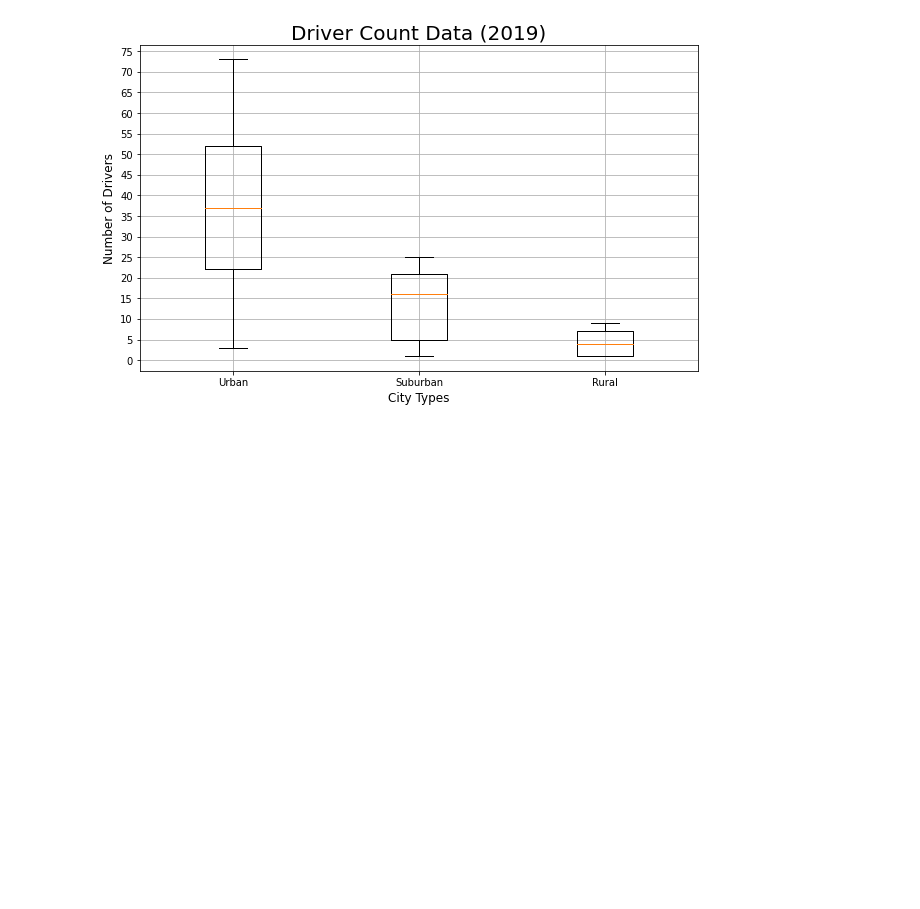
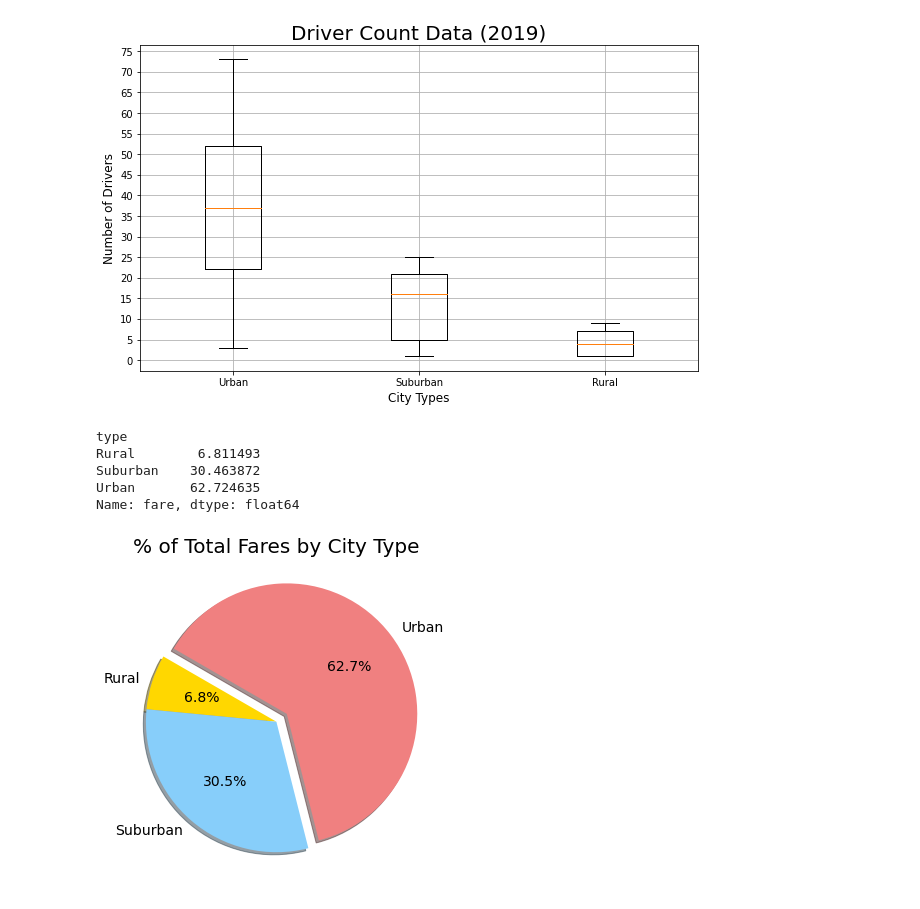
Before and after one commit to Dhanushree27/PyBer_Analysis, a Jupyter notebook: PyBer.ipynb, the cells around one changed output. Saved outputs shown, nothing was run; the diff lists cells and outputs as text; code cells hidden in the pictures; blank space fills up the shorter version.

Commit message:
Created pie chart

```diff
--- a/PyBer.ipynb
+++ b/PyBer.ipynb
@@ -588,3 +589,27 @@ plt.savefig('analysis/fig3.png')
 plt.show()
 # %% [output]
 [figure]
+# %%
+#Calculate percentage of fare for each city type
+total_fare=pyber_data_df["fare"].sum()
+fare_by_city_type=pyber_data_df.groupby("type").sum()["fare"]
+percentage_fare=fare_by_city_type/total_fare *100
+percentage_fare
+# %% [output]
+type
+Rural        6.811493
+Suburban    30.463872
+Urban       62.724635
+Name: fare, dtype: float64
+# %%
+# Pie chart for fare amount across city types
+colors=["gold","lightskyblue","lightcoral"]
+plt.subplots(figsize=(10,6))
+plt.pie(percentage_fare,colors=colors,autopct="%.1f%%",labels=percentage_fare.index,
+        shadow=True, startangle=150,explode=[0,0,0.1])
+plt.title("% of Total Fares by City Type",fontsize=20)
+mpl.rcParams['font.size']=14
+
+plt.savefig('analysis/fig3.png')
+# %% [output]
+[figure, added]
```
Also changed, not shown: parts of 1 cell of this notebook, 1 other file.
